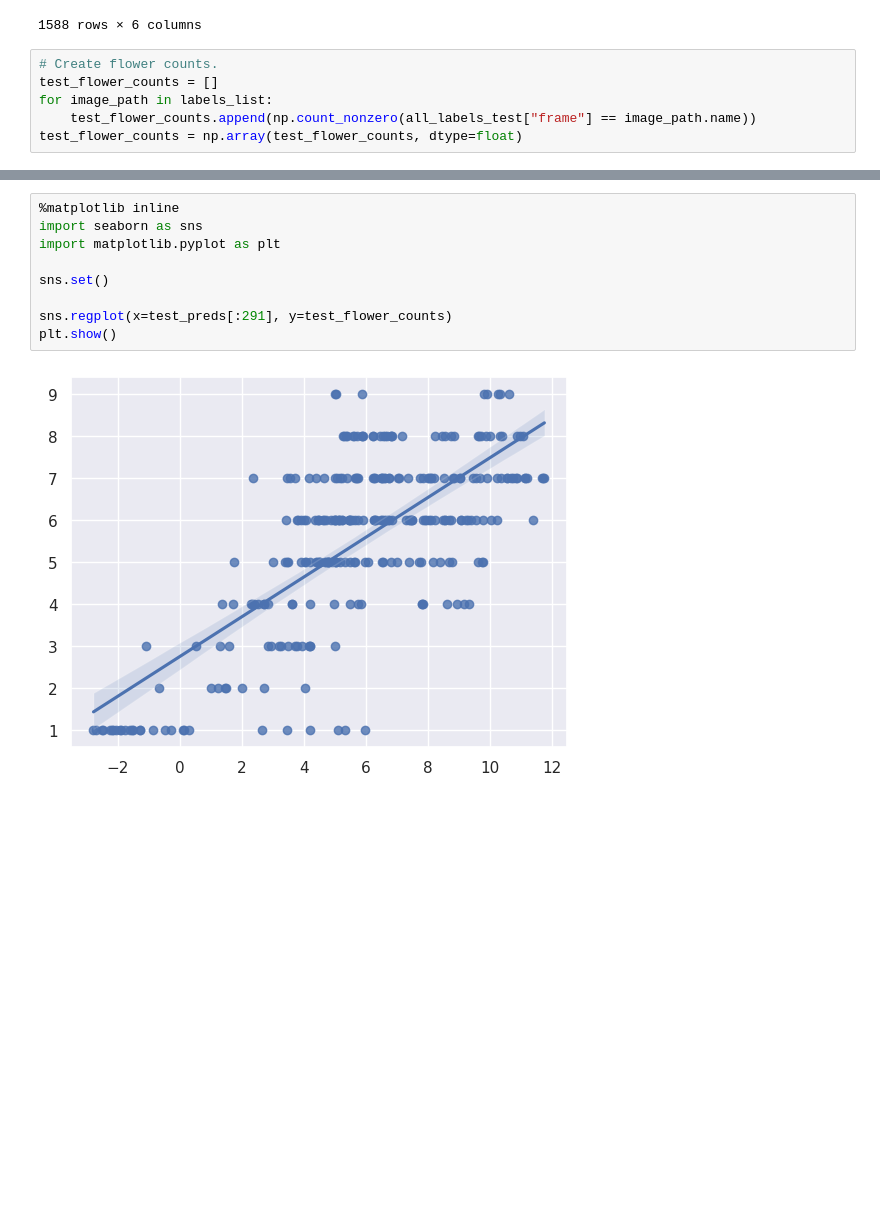
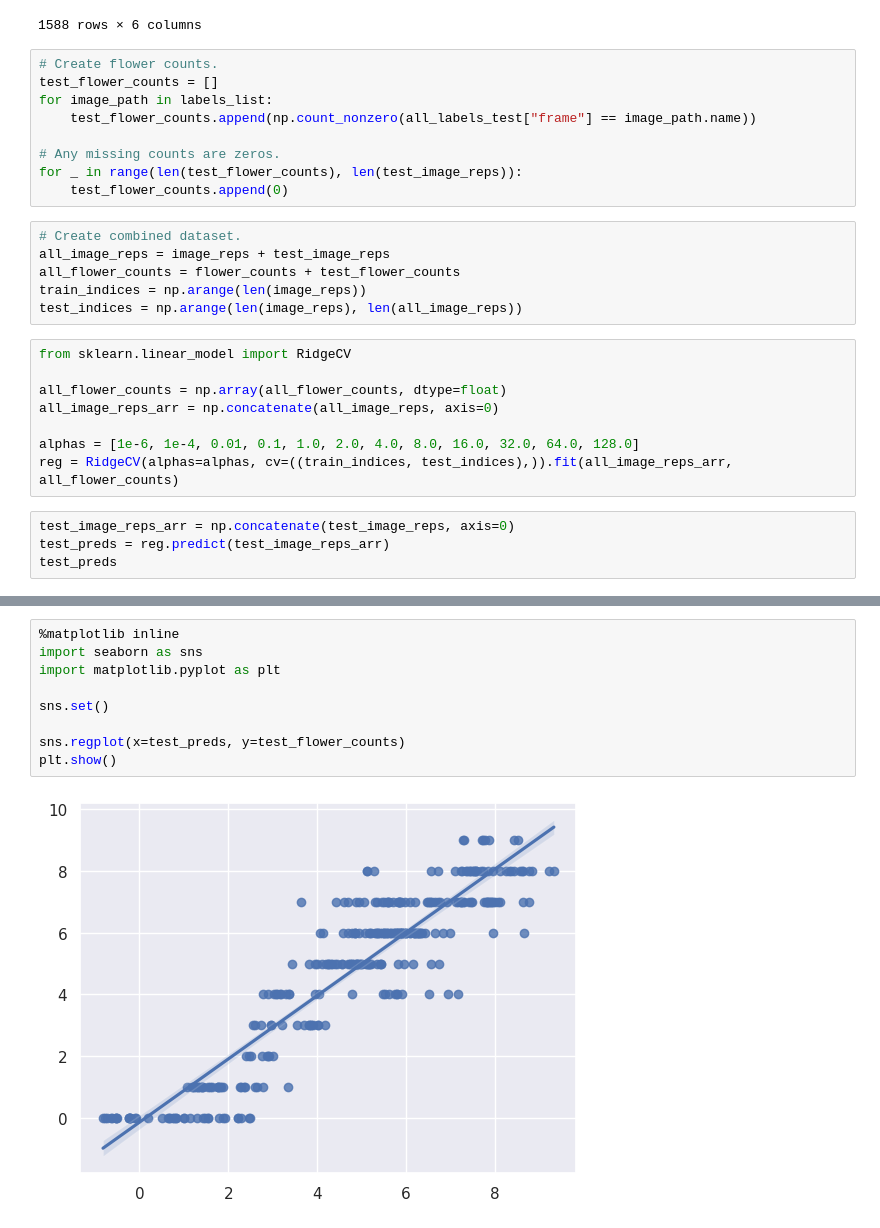
Before and after one commit to UGA-BSAIL/self-supervised-learning, a Jupyter notebook: notebooks/representation_eval.ipynb, the cells around one changed output, grey strips where cells are left out. Drawn from its saved outputs; the diff is of its cells as text; blank space fills up the shorter version.

Commit message:
Update linear regression notebook.
The results of this are now more robust.

```diff
--- a/notebooks/representation_eval.ipynb
+++ b/notebooks/representation_eval.ipynb
@@ -144,4 +139,25 @@ all_labels_test
 test_flower_counts = []
 for image_path in labels_list:
     test_flower_counts.append(np.count_nonzero(all_labels_test["frame"] == image_path.name))
-test_flower_counts = np.array(test_flower_counts, dtype=float)
+
+# Any missing counts are zeros.
+for _ in range(len(test_flower_counts), len(test_image_reps)):
+    test_flower_counts.append(0)
+# %%
+# Create combined dataset.
+all_image_reps = image_reps + test_image_reps
+all_flower_counts = flower_counts + test_flower_counts
+train_indices = np.arange(len(image_reps))
+test_indices = np.arange(len(image_reps), len(all_image_reps))
+# %%
+from sklearn.linear_model import RidgeCV
+
+all_flower_counts = np.array(all_flower_counts, dtype=float)
+all_image_reps_arr = np.concatenate(all_image_reps, axis=0)
+
+alphas = [1e-6, 1e-4, 0.01, 0.1, 1.0, 2.0, 4.0, 8.0, 16.0, 32.0, 64.0, 128.0]
+reg = RidgeCV(alphas=alphas, cv=((train_indices, test_indices),)).fit(all_image_reps_arr, all_flower_counts)
+# %%
+test_image_reps_arr = np.concatenate(test_image_reps, axis=0)
+test_preds = reg.predict(test_image_reps_arr)
+test_preds
@@ -152,11 +184,11 @@ np.mean(np.abs(test_preds[:291] - test_flower_counts))
 # %%
 %matplotlib inline
 import seaborn as sns
 import matplotlib.pyplot as plt
 
 sns.set()
 
-sns.regplot(x=test_preds[:291], y=test_flower_counts)
+sns.regplot(x=test_preds, y=test_flower_counts)
 plt.show()
 # %% [output]
-[figure, old version]
+[figure, new version]
```
Also changed, not shown: parts of 8 cells of this notebook, 1 other file.
